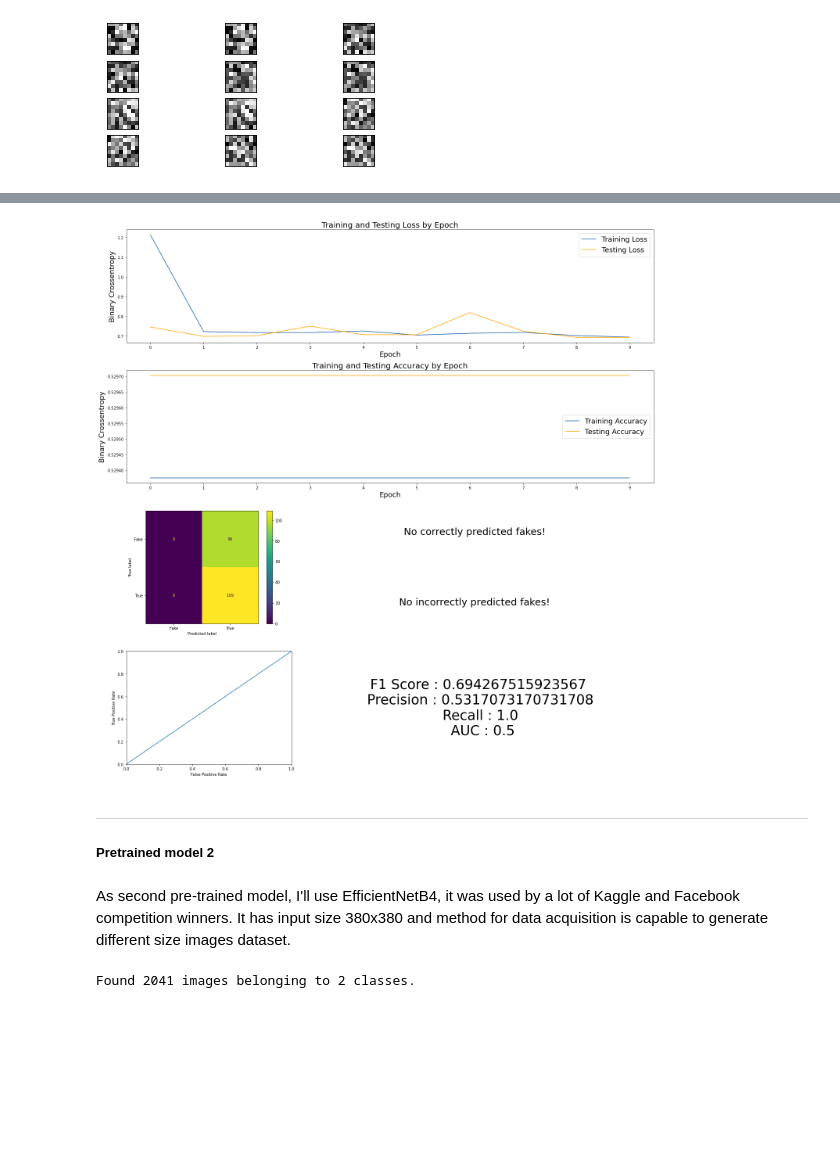
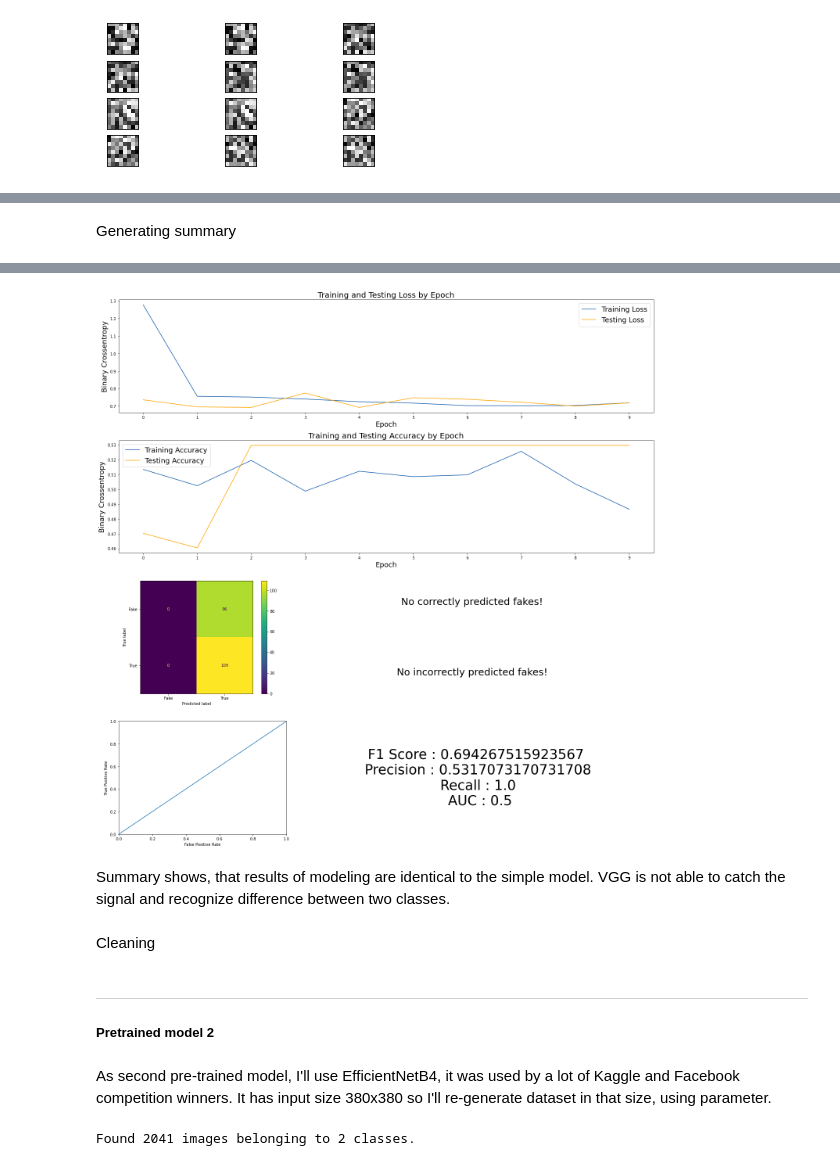
Before and after one commit to dagross/capstone, a Jupyter notebook: code/02_modeling.ipynb, the cells around one changed output, grey strips where cells are left out. Drawn from its saved outputs; the diff is of its cells as text; code cells hidden in the pictures; blank space fills up the shorter version.

```diff
--- a/code/02_modeling.ipynb
+++ b/code/02_modeling.ipynb
@@ -207,15 +228,15 @@ tf.keras.backend.clear_session()
 # %%
-pretrained_model = VGG19(input_shape=[600,600,3], include_top=False,weights="imagenet")
-pretrained_model.trainable = False;
+pretrained_vgg = VGG19(input_shape=[600,600,3], include_top=False,weights="imagenet")
+pretrained_vgg.trainable = False;
 # %%
-model_trans=Sequential()
-model_trans.add(pretrained_model)
-model_trans.add(Flatten())
+model_vgg=Sequential()
+model_vgg.add(pretrained_vgg)
+model_vgg.add(Flatten())
 
-model_trans.add(Dense(128,activation="relu"))
-model_trans.add(Dense(64,activation="relu"))
-model_trans.add(Dense(1,activation="softmax"))
-model_trans.compile(loss="binary_crossentropy",optimizer='adam',metrics=['acc'])
-history_cnn_trans=model_trans.fit(X_train,y_train,batch_size=16,validation_data=(X_val,y_val),epochs=10,verbose=1)
+model_vgg.add(Dense(128,activation="relu"))
+model_vgg.add(Dense(64,activation="relu"))
+model_vgg.add(Dense(1,activation="sigmoid"))
+model_vgg.compile(loss="binary_crossentropy",optimizer='adam',metrics=['acc'])
+history_vgg=model_vgg.fit(X_train,y_train,batch_size=16,validation_data=(X_val,y_val),epochs=10,verbose=1)
 # %% [output]
 Epoch 1/10
@@ -243,3 +264,5 @@ Epoch 10/10
+# %% [markdown]
+Generating summary
 # %%
-matches_2,mismatches_2, plot=Universal().plot_results_duo(history_cnn_trans,model_trans,X_test,y_test,"VGG");
+matches_2,mismatches_2, plot=Universal().plot_results_duo(history_vgg,model_vgg,X_test,y_test,"VGG");
 # %% [output]
@@ -248 +271,5 @@ matches_2,mismatches_2, plot=Universal().plot_results_duo(history_cnn_trans,mode
-[figure, old version]
+[figure, new version]
+# %% [markdown]
+Summary shows, that results of modeling are identical to the simple model. VGG is not able to catch the signal and recognize difference between two classes.
+# %% [markdown]
+Cleaning
@@ -250,5 +282,5 @@ matches_2,mismatches_2, plot=Universal().plot_results_duo(history_cnn_trans,mode
 ----
 ##### Pretrained model 2
 # %% [markdown]
-As second pre-trained model, I'll use EfficientNetB4, it was used by a lot of Kaggle and Facebook competition winners. It has input size 380x380 and method for data acquisition is capable to generate different size images dataset.
+As second pre-trained model, I'll use EfficientNetB4, it was used by a lot of Kaggle and Facebook competition winners. It has input size 380x380 so I'll re-generate dataset in that size, using parameter.
 # %%
```
Also changed, not shown: parts of 81 cells of this notebook, 30 other files.
